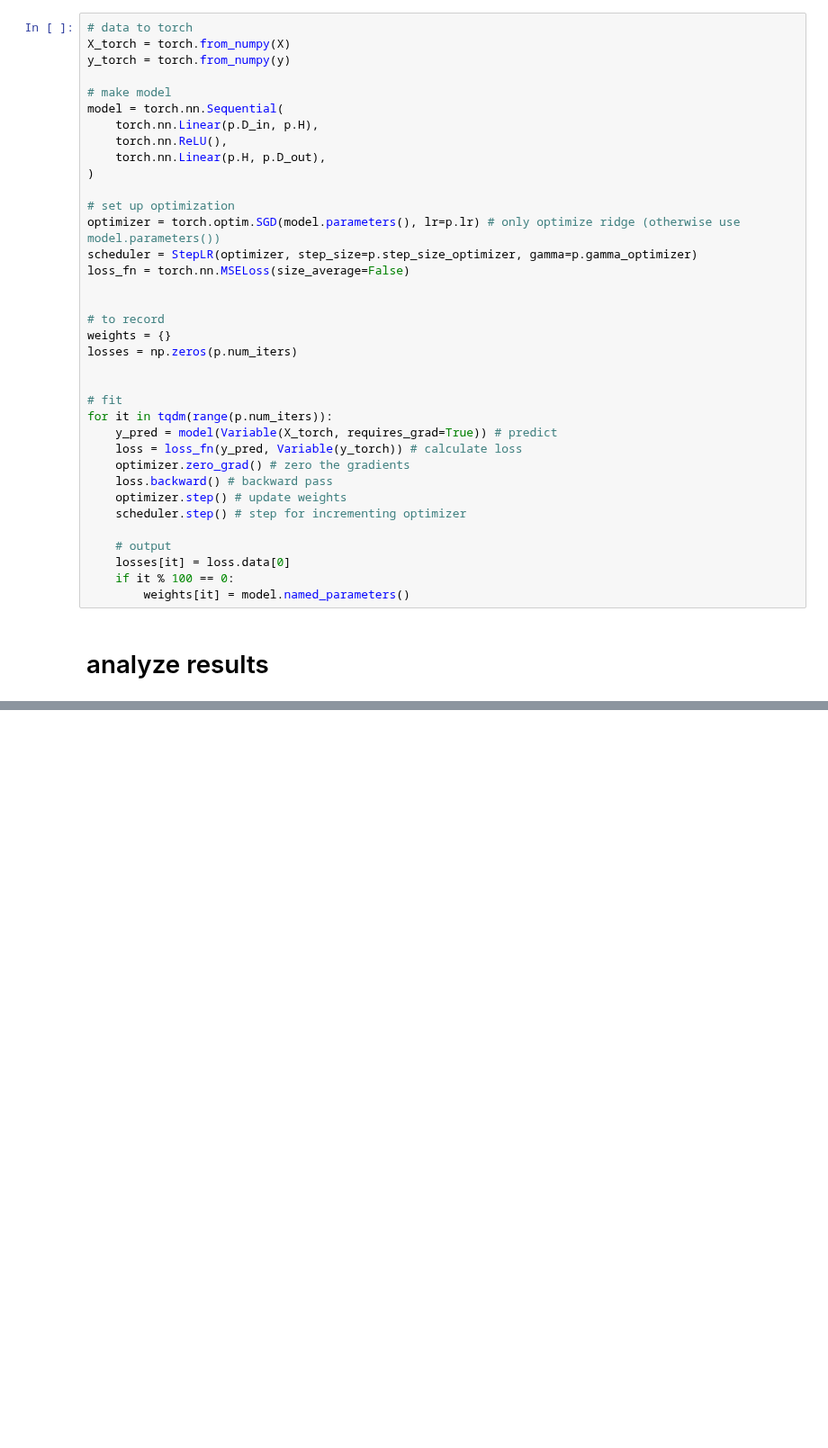
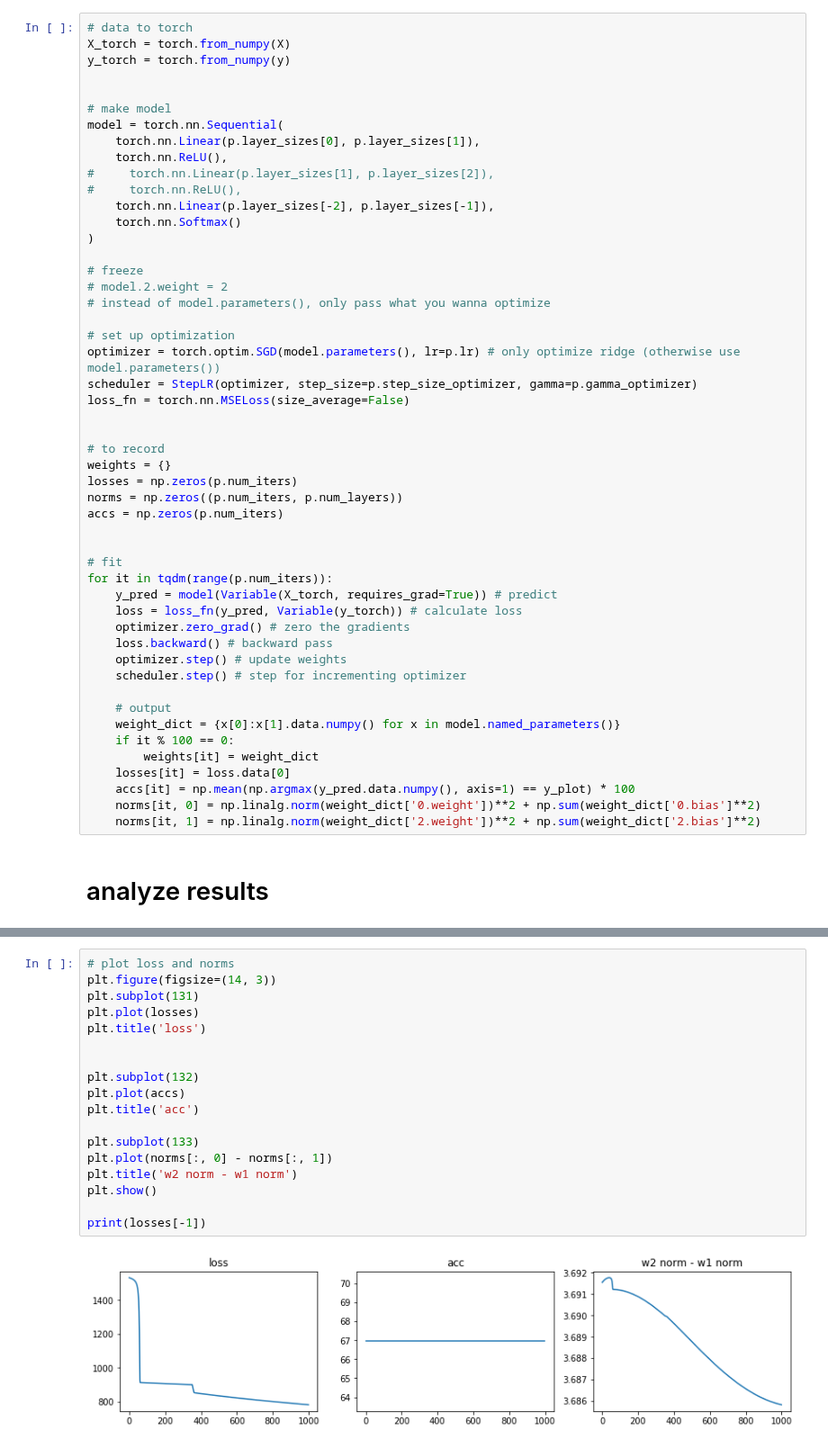
Before and after one commit to csinva/dnn-experiments, a Jupyter notebook: eda/nn_1d.ipynb, the cells around one changed output, grey strips where cells are left out. Shown at 90% size. Cells and saved outputs as stored; diff of their text form; blank space fills up the shorter version.

```diff
--- a/eda/nn_1d.ipynb
+++ b/eda/nn_1d.ipynb
@@ -69,12 +71,20 @@ plt.show()
 X_torch = torch.from_numpy(X)
 y_torch = torch.from_numpy(y)
 
+
 # make model
 model = torch.nn.Sequential(
-    torch.nn.Linear(p.D_in, p.H),
+    torch.nn.Linear(p.layer_sizes[0], p.layer_sizes[1]),
     torch.nn.ReLU(),
-    torch.nn.Linear(p.H, p.D_out),
+#     torch.nn.Linear(p.layer_sizes[1], p.layer_sizes[2]),
+#     torch.nn.ReLU(),
+    torch.nn.Linear(p.layer_sizes[-2], p.layer_sizes[-1]),
+    torch.nn.Softmax()
 )
+
+# freeze
+# model.2.weight = 2
+# instead of model.parameters(), only pass what you wanna optimize
 
 # set up optimization
 optimizer = torch.optim.SGD(model.parameters(), lr=p.lr) # only optimize ridge (otherwise use model.parameters())
@@ -85,6 +95,8 @@ loss_fn = torch.nn.MSELoss(size_average=False)
 # to record
 weights = {}
 losses = np.zeros(p.num_iters)
+norms = np.zeros((p.num_iters, p.num_layers))
+accs = np.zeros(p.num_iters)
 
 
 # fit
@@ -97,8 +109,12 @@ for it in tqdm(range(p.num_iters)):
     scheduler.step() # step for incrementing optimizer
 
     # output
+    weight_dict = {x[0]:x[1].data.numpy() for x in model.named_parameters()}
+    if it % 100 == 0:
+        weights[it] = weight_dict
     losses[it] = loss.data[0]
-    if it % 100 == 0:
-        weights[it] = model.named_parameters()
+    accs[it] = np.mean(np.argmax(y_pred.data.numpy(), axis=1) == y_plot) * 100
+    norms[it, 0] = np.linalg.norm(weight_dict['0.weight'])**2 + np.sum(weight_dict['0.bias']**2)
+    norms[it, 1] = np.linalg.norm(weight_dict['2.weight'])**2 + np.sum(weight_dict['2.bias']**2)
 # %% [markdown]
 # analyze results
@@ -132,0 +121,20 @@ for name, param in weights[max(weights.keys())]:
+# %%
+# plot loss and norms
+plt.figure(figsize=(14, 3))
+plt.subplot(131)
+plt.plot(losses)
+plt.title('loss')
+
+
+plt.subplot(132)
+plt.plot(accs)
+plt.title('acc')
+
+plt.subplot(133)
+plt.plot(norms[:, 0] - norms[:, 1])
+plt.title('w2 norm - w1 norm')
+plt.show()
+
+print(losses[-1])
+# %% [output]
+[figure, added]
```
Also changed, not shown: parts of 6 cells of this notebook.
